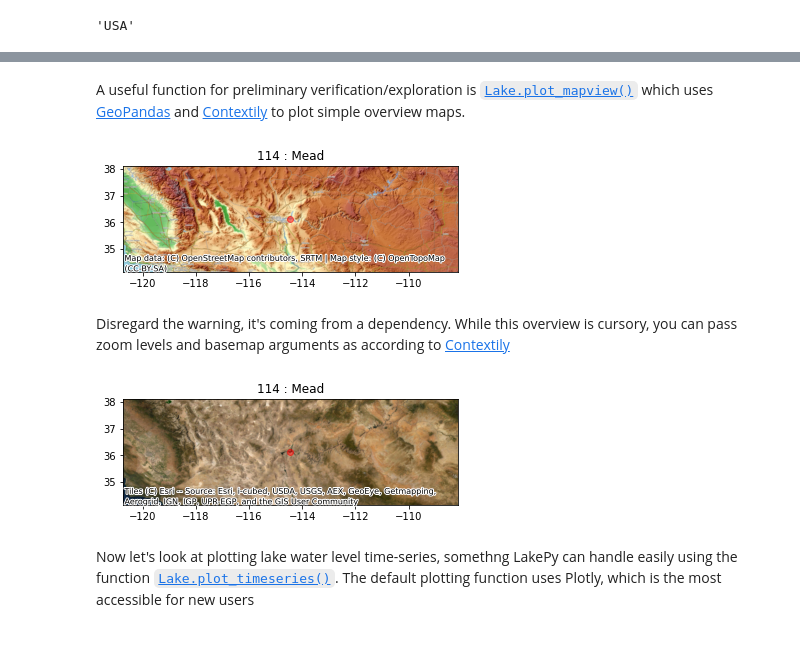
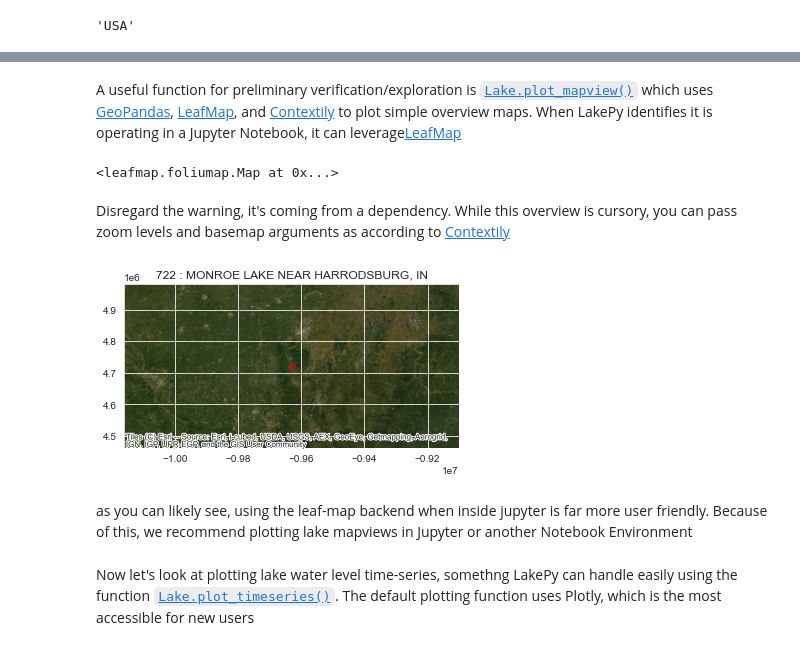
Before and after one commit to ESIPFed/LakePy, a Jupyter notebook: notebooks/LakePy Walkthrough.ipynb, the cells around one changed output, grey strips where cells are left out. Cells and saved outputs as stored; diff of their text form; code cells hidden in the pictures.

Commit message:
started on JOSS and added folium mapping

````diff
--- a/notebooks/LakePy Walkthrough.ipynb
+++ b/notebooks/LakePy Walkthrough.ipynb
@@ -29,5 +29,5 @@ The output of the search indicates multiple lakes match "mead"
 
 Let's choose the correct Lake Mead, in southern Nevada, USA.
 # %%
-mead = lk.search(id_No = 114)
+monroe = lk.search(id_No = 722)
 # %% [output]
@@ -62,16 +79,19 @@ mead.country #country of residence
 # %% [markdown]
-A useful function for preliminary verification/exploration is [```Lake.plot_mapview()```](http://lakepydocs.com.s3-website.us-east-2.amazonaws.com/API/#lakepy.main.Lake.plot_mapview) which uses [GeoPandas](https://github.com/geopandas/geopandas) and [Contextily](https://github.com/geopandas/contextily) to plot simple overview maps.
+A useful function for preliminary verification/exploration is [```Lake.plot_mapview()```](http://lakepydocs.com.s3-website.us-east-2.amazonaws.com/API/#lakepy.main.Lake.plot_mapview) which uses [GeoPandas](https://github.com/geopandas/geopandas), [LeafMap](https://github.com/giswqs/leafmap), and [Contextily](https://github.com/geopandas/contextily) to plot simple overview maps. When LakePy identifies it is operating in a Jupyter Notebook, it can leverage[LeafMap](https://github.com/giswqs/leafmap)
-# %%
-mead.plot_mapview()
-# %% [output]
-[figure, removed]
+# %%
+sys.path.insert(0, '/Users/jakegearon/PycharmProjects/LakePy/lakepy')
+monroe.plot_mapview()
+# %% [output]
+<leafmap.foliumap.Map at 0x...>
 # %% [markdown]
 Disregard the warning, it's coming from a dependency. While this overview is cursory, you can pass zoom levels and basemap arguments as according to [Contextily](https://github.com/geopandas/contextily)
 # %%
 import contextily as ctx
-mead.plot_mapview(provider = ctx.providers.Esri.WorldImagery)
+monroe.plot_mapview(force_contextily=True, provider = ctx.providers.Esri.WorldImagery)
 # %% [output]
-[figure, old version]
+[figure, new version]
+# %% [markdown]
+as you can likely see, using the leaf-map backend when inside jupyter is far more user friendly. Because of this, we recommend plotting lake mapviews in Jupyter or another Notebook Environment
 # %% [markdown]
 Now let's look at plotting lake water level time-series, somethng LakePy can handle easily using the function [```Lake.plot_timeseries()```](http://lakepydocs.com.s3-website.us-east-2.amazonaws.com/API/#lakepy.main.Lake.plot_timeseries). The default plotting function uses Plotly, which is the most accessible for new users
 # %%
````
Also changed, not shown: parts of 15 cells of this notebook, 5 other files.
